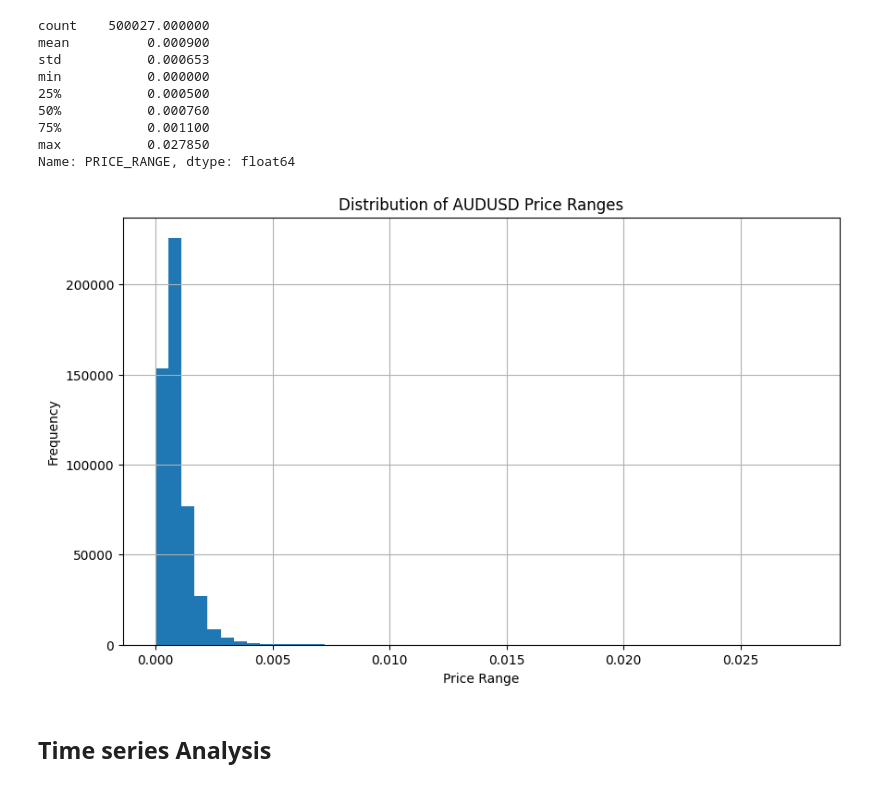
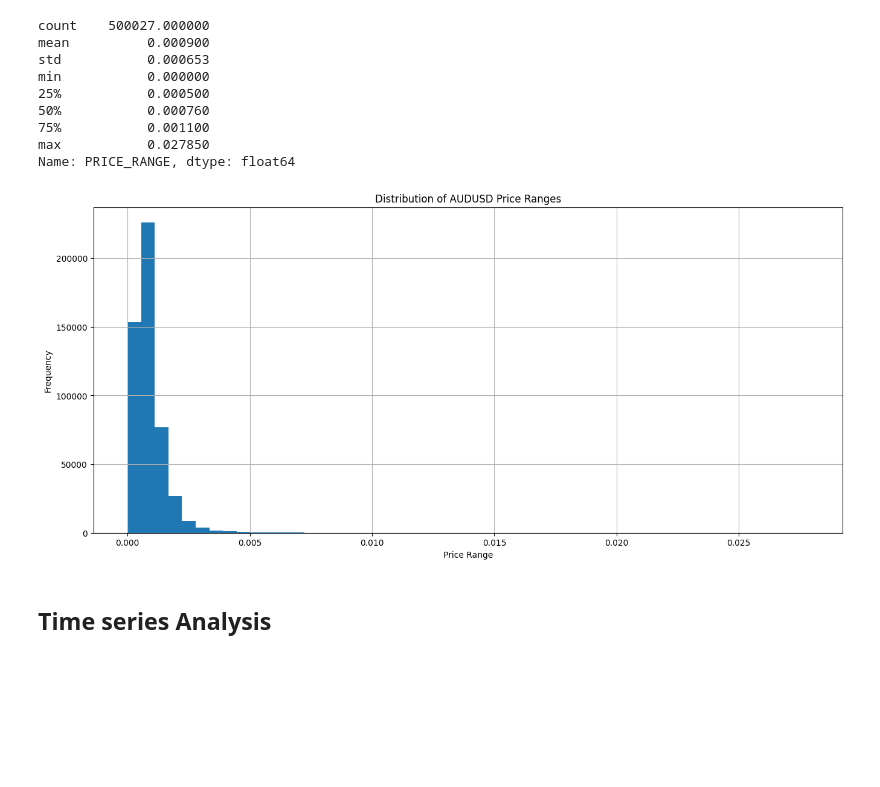
Before and after one commit to DhaneeraDulvanya/Currency-Analysis-for-AUDUSD, a Jupyter notebook: analysis_AUDUSD.ipynb, the cells around one changed output. Cells and saved outputs as stored; diff of their text form; code cells hidden in the pictures; blank space fills up the shorter version.

Commit message:
Improve Histogram in Basic Statistical Analysis

```diff
--- a/analysis_AUDUSD.ipynb
+++ b/analysis_AUDUSD.ipynb
@@ -199,15 +199,15 @@ max           0.027850
 Name: PRICE_RANGE, dtype: float64
 # %%
 # Create a histogram of price ranges
-plt.figure(figsize=(10, 6))
+plt.figure(figsize=(16, 7))
 plt.hist(df['PRICE_RANGE'], bins=50)
 plt.title('Distribution of AUDUSD Price Ranges')
 plt.xlabel('Price Range')
 plt.ylabel('Frequency')
 plt.grid(True)
 plt.show()
 # %% [output]
-[figure, old version]
+[figure, new version]
 # %% [markdown]
 ## Time series Analysis
 # %%
```
